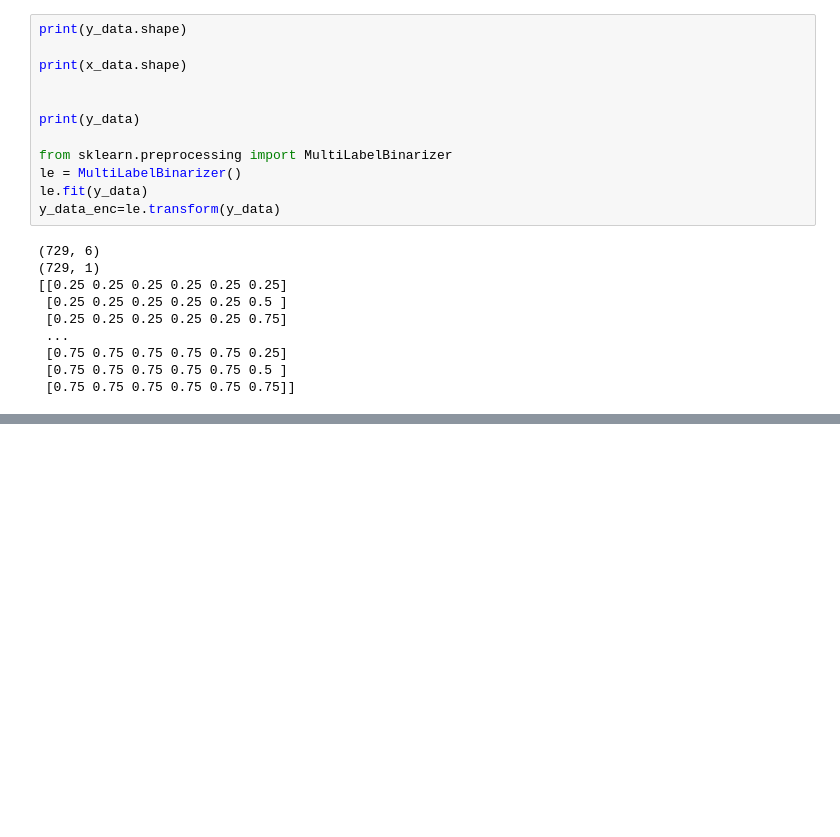
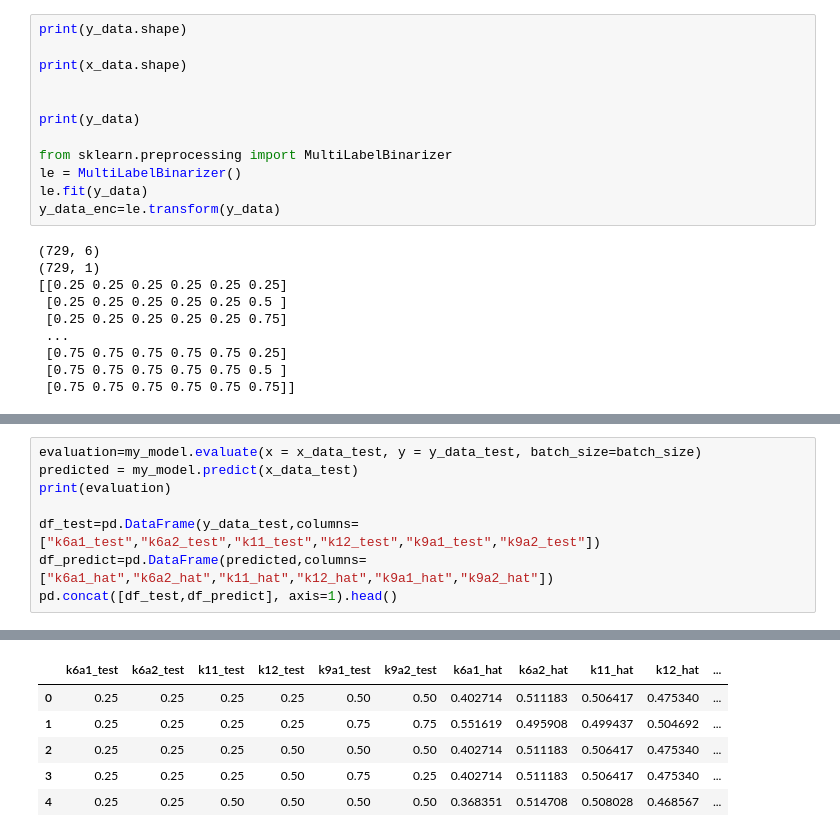
Before and after one commit to GwydionJon/EN_learn, a Jupyter notebook: machine_learning/ML_get_parameters_from_peakNumber.ipynb, the cells around one changed output, grey strips where cells are left out. Drawn from its saved outputs; the diff is of its cells as text; blank space fills up the shorter version.

```diff
--- a/machine_learning/ML_get_parameters_from_peakNumber.ipynb
+++ b/machine_learning/ML_get_parameters_from_peakNumber.ipynb
@@ -182,0 +264,9 @@ Accuracy: 0.146 (0.027)
+# %%
+evaluation=my_model.evaluate(x = x_data_test, y = y_data_test, batch_size=batch_size)
+predicted = my_model.predict(x_data_test)
+print(evaluation)
+
+df_test=pd.DataFrame(y_data_test,columns=["k6a1_test","k6a2_test","k11_test","k12_test","k9a1_test","k9a2_test"])
+df_predict=pd.DataFrame(predicted,columns=["k6a1_hat","k6a2_hat","k11_hat","k12_hat","k9a1_hat","k9a2_hat"])
+pd.concat([df_test,df_predict], axis=1).head()
+# %% [output]
@@ -182,0 +275,6 @@ Accuracy: 0.146 (0.027)
+|  | k6a1_test | k6a2_test | k11_test | k12_test | k9a1_test | k9a2_test | k6a1_hat | k6a2_hat | k11_hat | k12_hat | ... |
+| 0 | 0.25 | 0.25 | 0.25 | 0.25 | 0.50 | 0.50 | 0.402714 | 0.511183 | 0.506417 | 0.475340 | ... |
+| 1 | 0.25 | 0.25 | 0.25 | 0.25 | 0.75 | 0.75 | 0.551619 | 0.495908 | 0.499437 | 0.504692 | ... |
+| 2 | 0.25 | 0.25 | 0.25 | 0.50 | 0.50 | 0.50 | 0.402714 | 0.511183 | 0.506417 | 0.475340 | ... |
+| 3 | 0.25 | 0.25 | 0.25 | 0.50 | 0.75 | 0.25 | 0.402714 | 0.511183 | 0.506417 | 0.475340 | ... |
+| 4 | 0.25 | 0.25 | 0.50 | 0.50 | 0.50 | 0.50 | 0.368351 | 0.514708 | 0.508028 | 0.468567 | ... |
```
Also changed, not shown: parts of 9 cells of this notebook.
